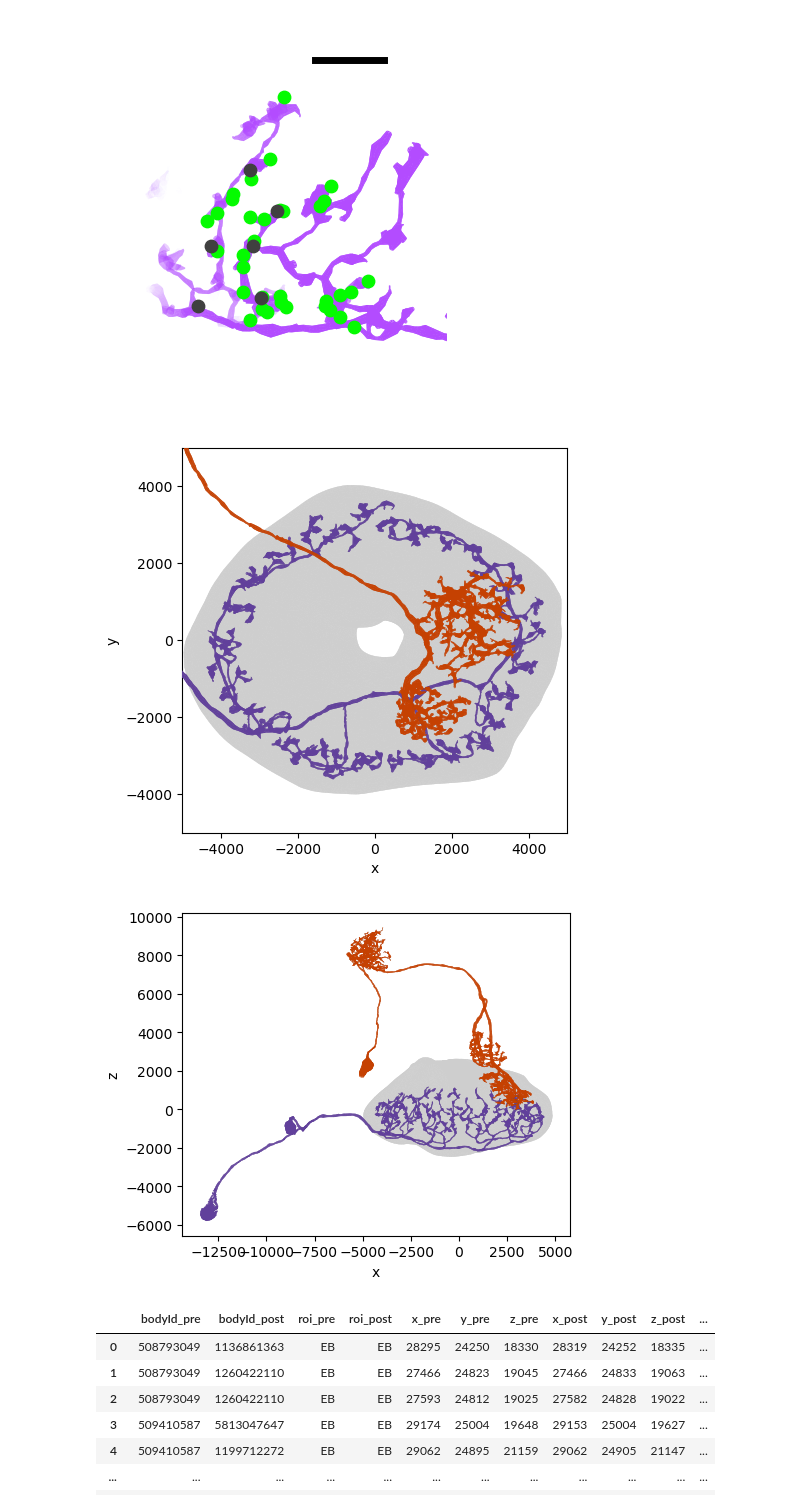
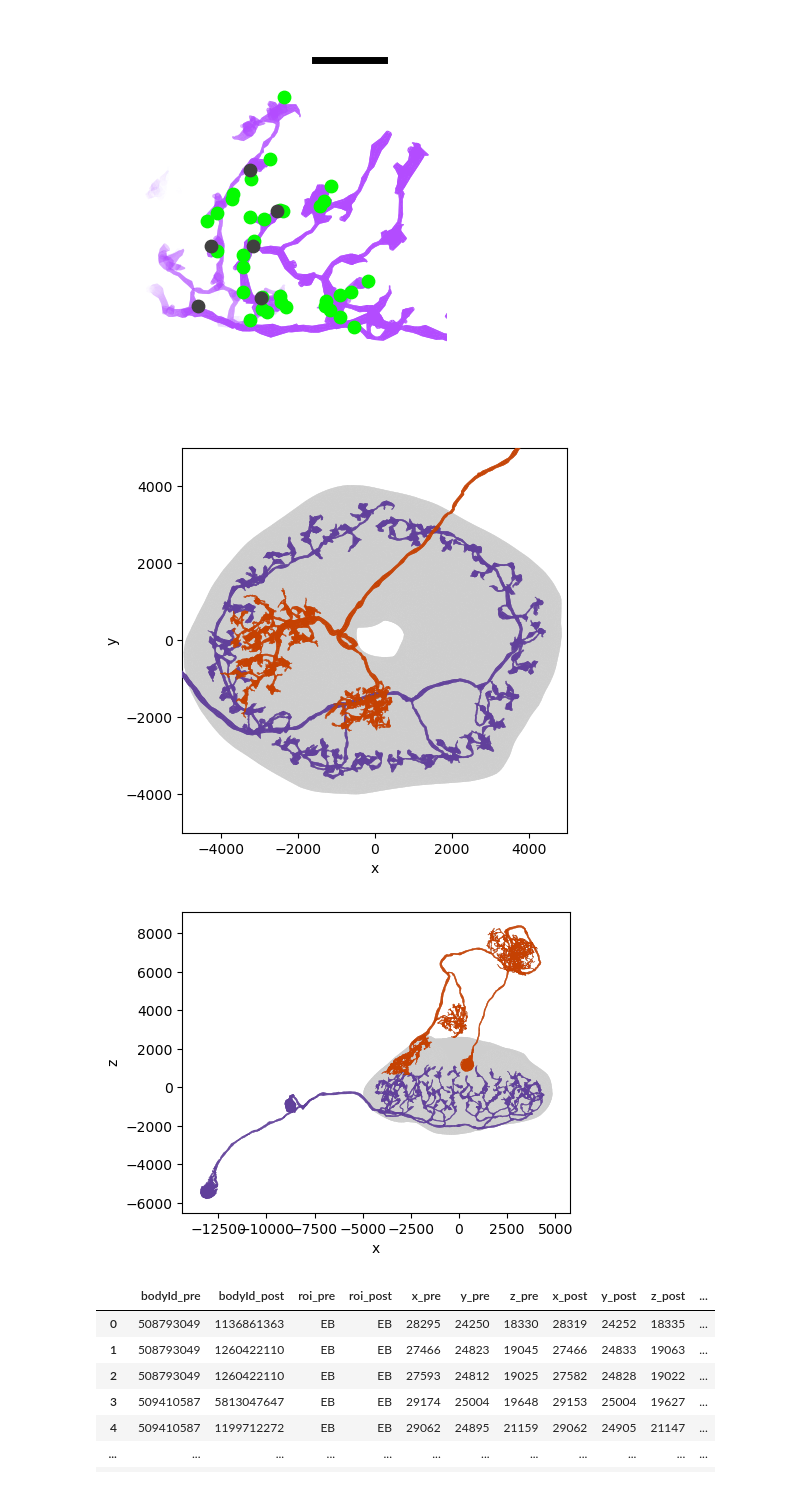
Before and after one commit to yfisher-lab/NeuromodPlasticity, a Jupyter notebook: NeuromodPlasticity/figures/connectomics/synapse_distance.ipynb, the cells around one changed output. Drawn from its saved outputs; the diff is of its cells as text; code cells hidden in the pictures.

Commit message:
visualizations update

```diff
--- a/NeuromodPlasticity/figures/connectomics/synapse_distance.ipynb
+++ b/NeuromodPlasticity/figures/connectomics/synapse_distance.ipynb
@@ -78,6 +81,7 @@ exr3s, _ = neu.queries.fetch_neurons(neu.NeuronCriteria(type='ExR3'))
 epgs, _= neu.queries.fetch_neurons(neu.NeuronCriteria(type = 'EPG'))
 
 pens, _ = neu.queries.fetch_neurons(neu.NeuronCriteria(type='PEN_a.*'))
+penbs, _ = neu.queries.fetch_neurons(neu.NeuronCriteria(type='PEN_b.*'))
 
 example_er4d_bodyId = er4ds['bodyId'].iloc[3]
 neuron_df, conn_df = neu.queries.fetch_adjacencies(els['bodyId'], example_er4d_bodyId, rois='EB')
@@ -164,6 +166,9 @@ epg_skel = change_of_basis(epg_skel)
 pen_skel = neu.fetch_skeletons(pens['bodyId'].iloc[1])
 pen_skel = change_of_basis(pen_skel)
 
+penb_skel = neu.fetch_skeletons(penbs['bodyId'].iloc[0])
+penb_skel = change_of_basis(penb_skel)
+
 er2_skel = neu.fetch_skeletons(er2s['bodyId'].iloc[0])
 er2_skel = change_of_basis(er2_skel)
 # %%
@@ -297,43 +302,43 @@ fig.savefig(figfolder / "er4d_epg_el_examples_synapses_xz.png", dpi=500, transpa
 # %%
 fig, ax = plt.subplots(figsize=(5, 5))
 _ = navis.plot2d(
-                [eb, er2_skel, pen_skel],
+                [eb, er2_skel, penb_skel],
                 method="2d",
                 connectors=False,
                 linewidth=1.2,  # Make neuron a bit thinner to emphasize the synapses
                 view=("x", "y"),
                 color=(plt.cm.Purples(.8),
                        plt.cm.Oranges(.8),
                        plt.cm.Greys(.3)),
                 alpha=1,
                 radius=True,
                 ax=ax,
             )
 ax.grid(False)
 
 
 
 ax.set_xlim([-5000, 5000])
 ax.set_ylim([-5000,5000])
 
 fig, ax = plt.subplots(figsize=(5, 5))
 _ = navis.plot2d(
-                [eb, er2_skel, pen_skel],
+                [eb, er2_skel, penb_skel],
                 method="2d",
                 connectors=False,
                 linewidth=1.2,  # Make neuron a bit thinner to emphasize the synapses
                 view=("x", "z"),
                 color=(plt.cm.Purples(.8),
                        plt.cm.Oranges(.8),
                        plt.cm.Greys(.3)),
                 alpha=1,
                 radius=True,
                 ax=ax,
             )
 ax.grid(False)
 # %% [output]
-[figure, old version]
+[figure, new version]
-[figure, old version]
+[figure, new version]
 # %%
 pen_er4d_synapses = neu_orig.fetch_synapse_connections(pens['bodyId'],
                                                        er2s['bodyId'],
```
Also changed, not shown: parts of 9 cells of this notebook, 4 other files.
